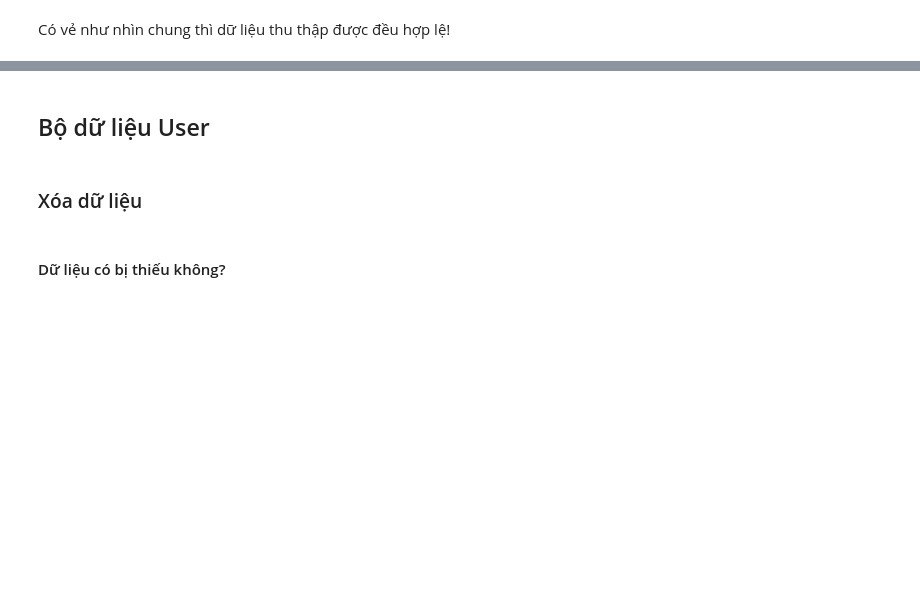
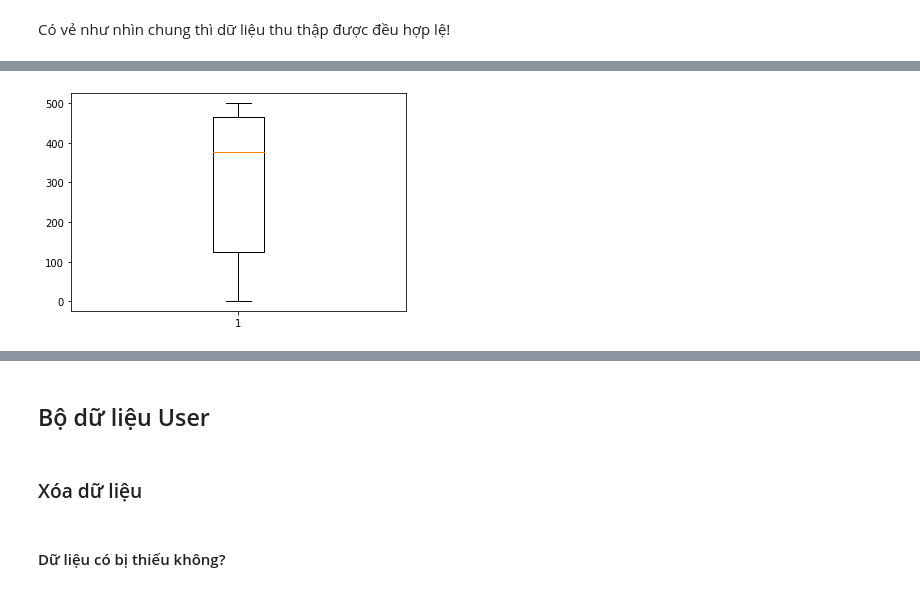
Before and after one commit to nightfury1103/NM_KHDL, a Jupyter notebook: Project02.ipynb, the cells around one changed output, grey strips where cells are left out. Saved outputs shown, nothing was run; the diff lists cells and outputs as text; code cells hidden in the pictures; blank space fills up the shorter version.

```diff
--- a/Project02.ipynb
+++ b/Project02.ipynb
@@ -316,0 +435,4 @@ Có vẻ như nhìn chung thì dữ liệu thu thập được đều hợp lệ
+# %%
+plt.boxplot(playlist_df1['Track Count']);
+# %% [output]
+[figure, added]
```
Also changed, not shown: parts of 233 cells of this notebook.
